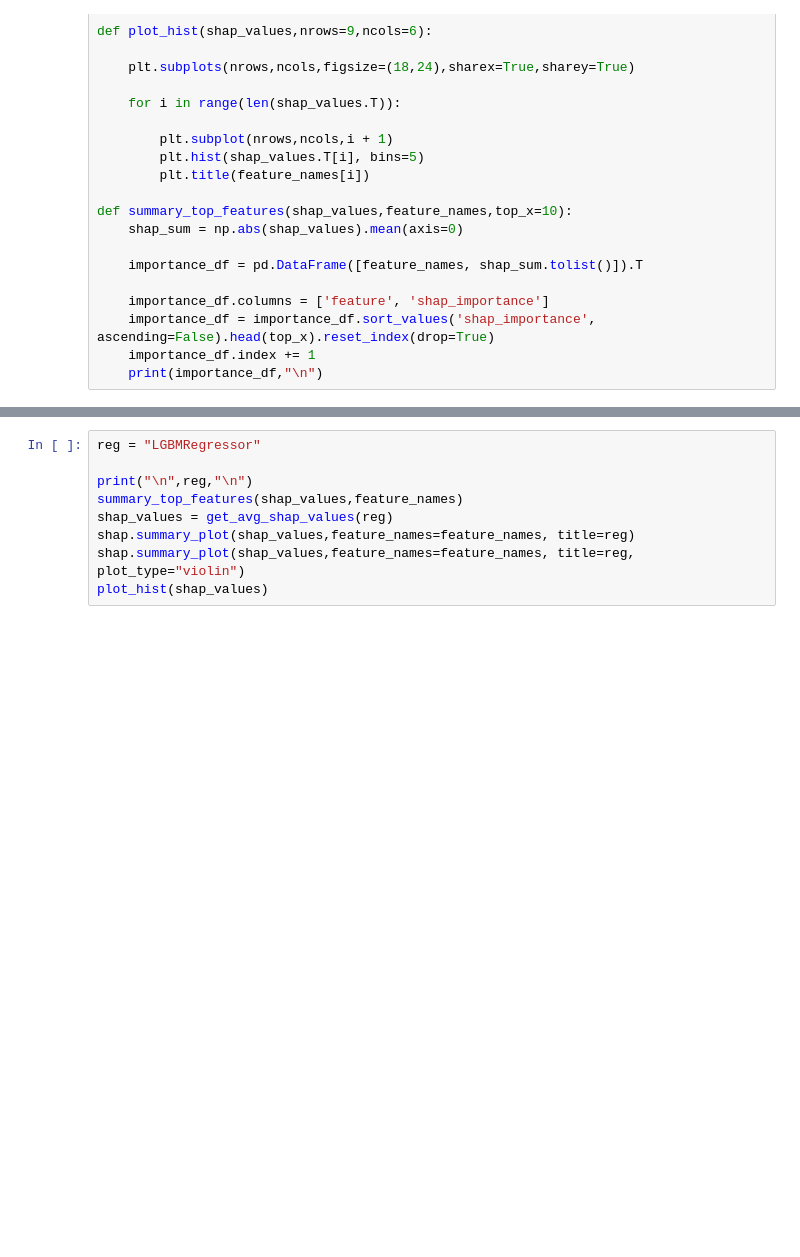
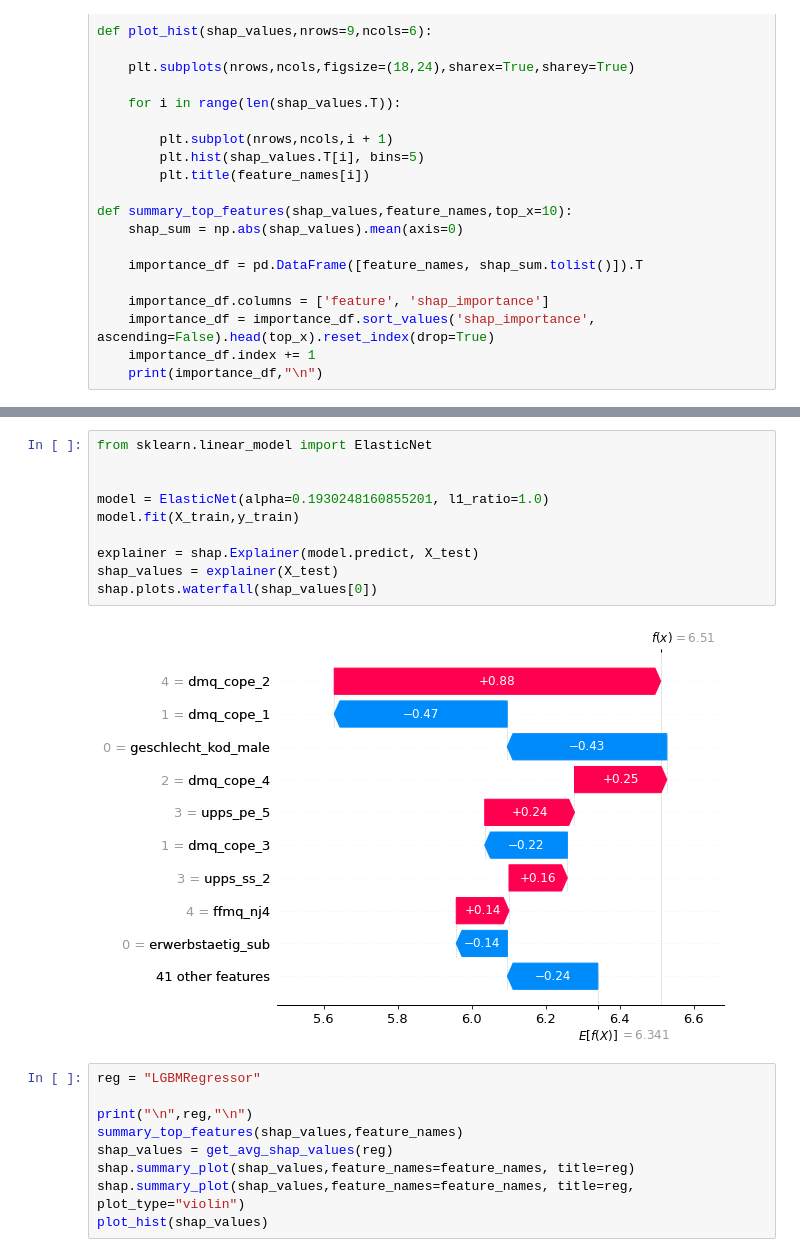
Before and after one commit to dominikpegler/internship_ml, a Jupyter notebook: results.ipynb, the cells around one changed output, grey strips where cells are left out. Saved outputs shown, nothing was run; the diff lists cells and outputs as text; blank space fills up the shorter version.

```diff
--- a/results.ipynb
+++ b/results.ipynb
@@ -206,3 +224,15 @@ plot_hist(shap_values)
+# %%
+from sklearn.linear_model import ElasticNet
+
+
+model = ElasticNet(alpha=0.1930248160855201, l1_ratio=1.0)
+model.fit(X_train,y_train)
+
+explainer = shap.Explainer(model.predict, X_test)
+shap_values = explainer(X_test)
+shap.plots.waterfall(shap_values[0])
+# %% [output]
+[figure, added]
 # %%
 reg = "LGBMRegressor"
 
```
Also changed, not shown: parts of 4 cells of this notebook, 1 other file.
